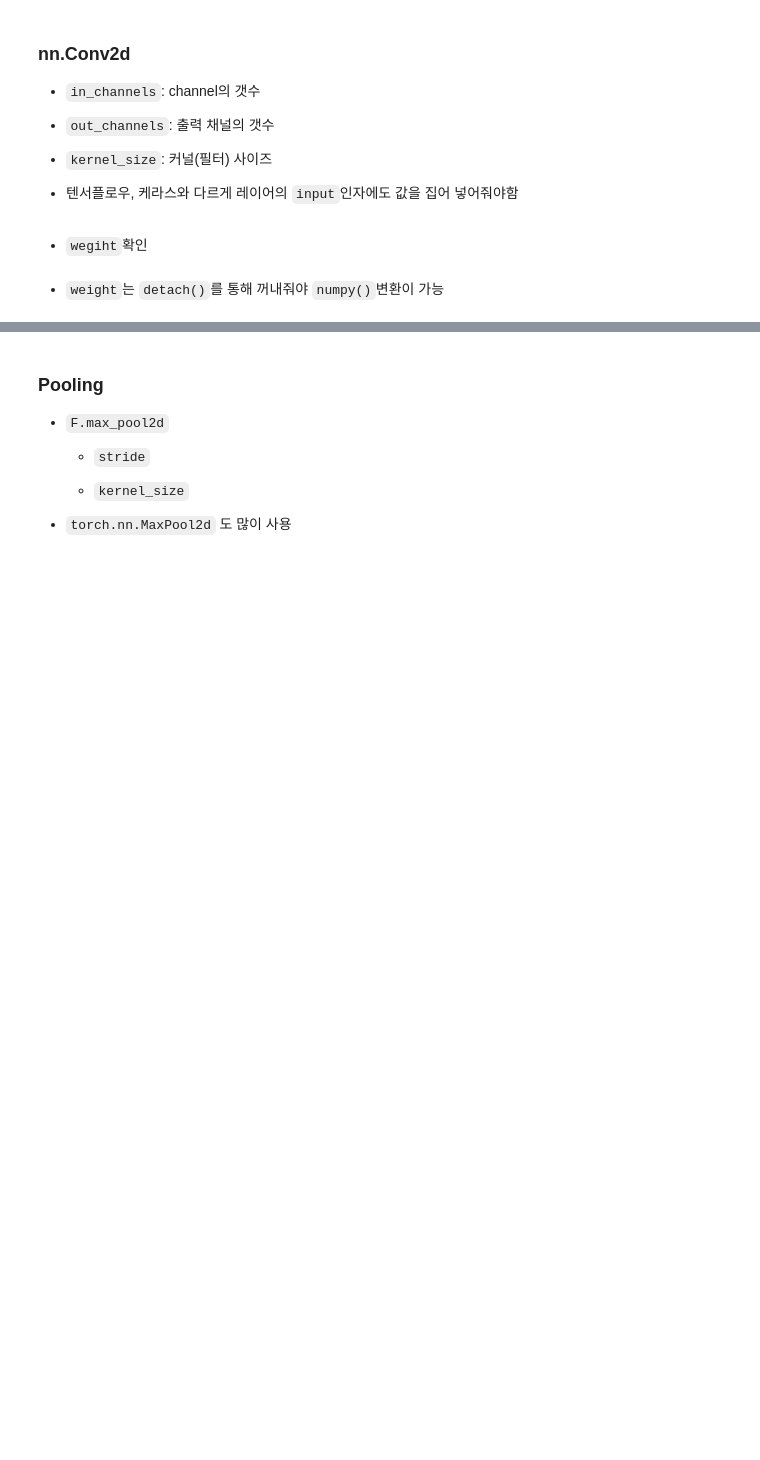
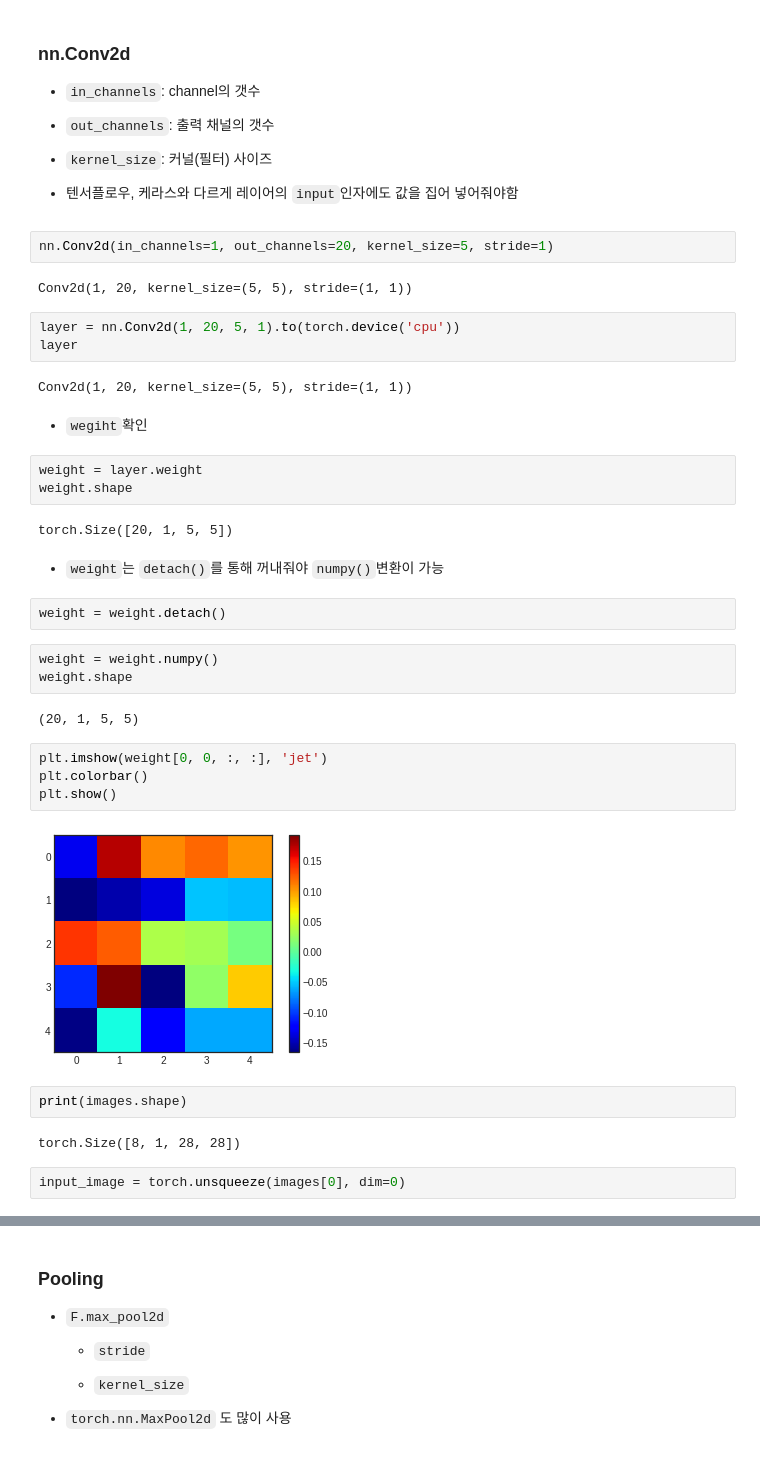
Before and after one commit to sumunoh/study_assemble, a Jupyter notebook: pytorch1.ipynb, the cells around one changed output, grey strips where cells are left out. Drawn from its saved outputs; the diff is of its cells as text; blank space fills up the shorter version.

```diff
--- a/pytorch1.ipynb
+++ b/pytorch1.ipynb
@@ -933,7 +1003,40 @@ import torchvision.transforms as transforms
 - `kernel_size`: 커널(필터) 사이즈
 
 - 텐서플로우, 케라스와 다르게 레이어의 `input`인자에도 값을 집어 넣어줘야함
+# %%
+nn.Conv2d(in_channels=1, out_channels=20, kernel_size=5, stride=1)
+# %% [output]
+Conv2d(1, 20, kernel_size=(5, 5), stride=(1, 1))
+# %%
+layer = nn.Conv2d(1, 20, 5, 1).to(torch.device('cpu'))
+layer
+# %% [output]
+Conv2d(1, 20, kernel_size=(5, 5), stride=(1, 1))
 # %% [markdown]
 - `wegiht`확인
+# %%
+weight = layer.weight
+weight.shape
+# %% [output]
+torch.Size([20, 1, 5, 5])
 # %% [markdown]
 - `weight`는 `detach()`를 통해 꺼내줘야 `numpy()`변환이 가능
+# %%
+weight = weight.detach()
+# %%
+weight = weight.numpy()
+weight.shape
+# %% [output]
+(20, 1, 5, 5)
+# %%
+plt.imshow(weight[0, 0, :, :], 'jet')
+plt.colorbar()
+plt.show()
+# %% [output]
+[figure, added]
+# %%
+print(images.shape)
+# %% [output]
+torch.Size([8, 1, 28, 28])
+# %%
+input_image = torch.unsqueeze(images[0], dim=0)
```
Also changed, not shown: parts of 52 cells of this notebook.
